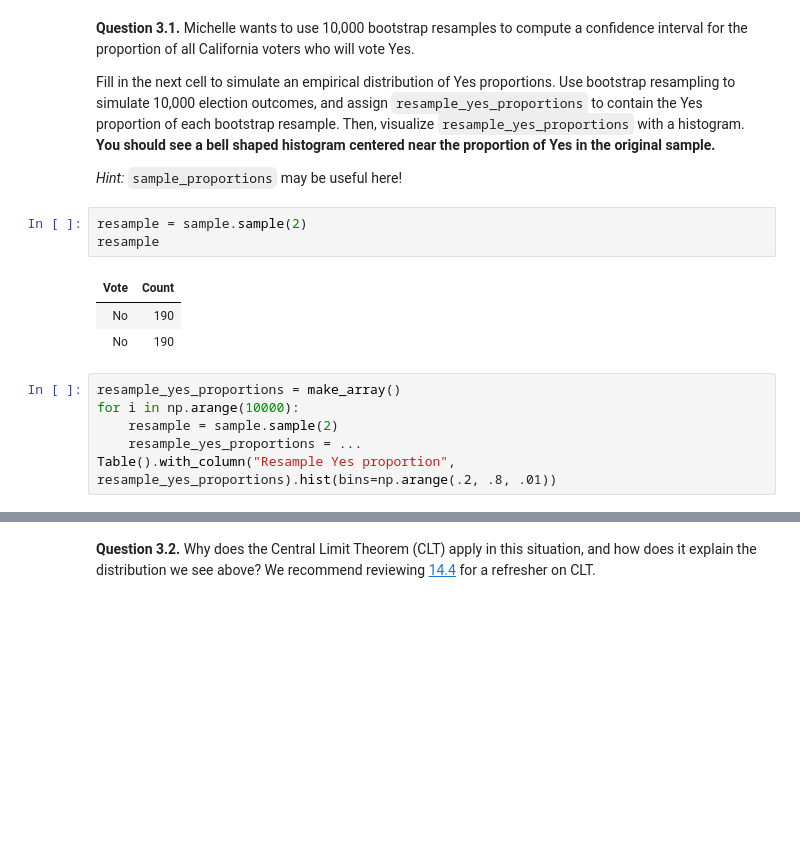
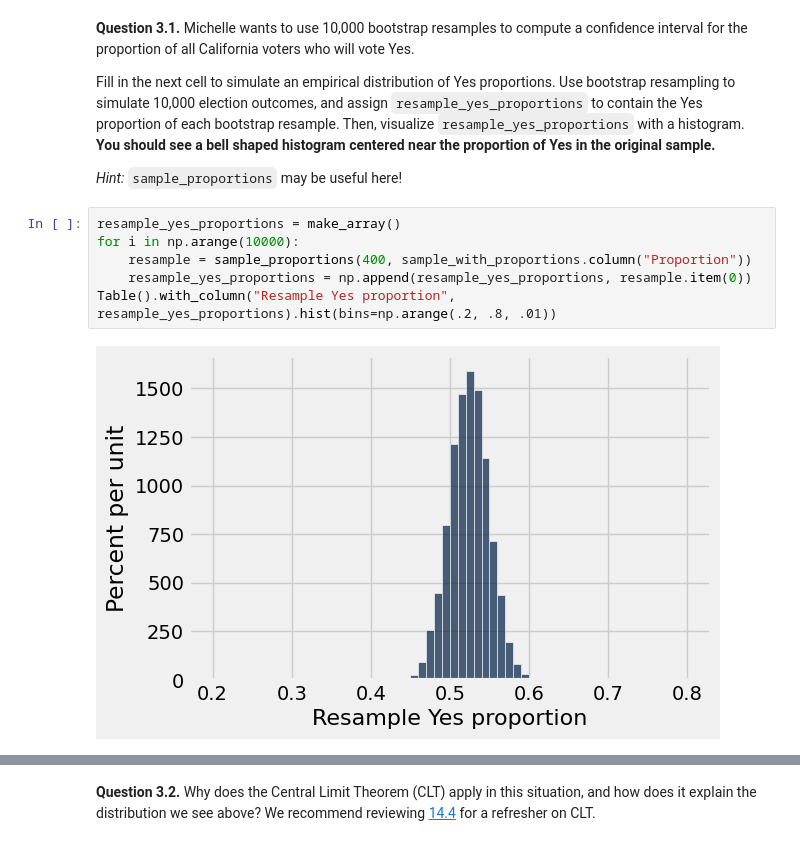
Before and after one commit to bencump/Intro_DataAnalytics, a Jupyter notebook: hw09/hw09/hw09.ipynb, the cells around one changed output, grey strips where cells are left out. Cells and saved outputs as stored; diff of their text form; blank space fills up the shorter version.

```diff
--- a/hw09/hw09/hw09.ipynb
+++ b/hw09/hw09/hw09.ipynb
@@ -191,18 +191,13 @@ sample_with_proportions
 Fill in the next cell to simulate an empirical distribution of Yes proportions. Use bootstrap resampling to simulate 10,000 election outcomes, and assign `resample_yes_proportions` to contain the Yes proportion of each bootstrap resample. Then, visualize `resample_yes_proportions` with a histogram. **You should see a bell shaped histogram centered near the proportion of Yes in the original sample.**
 
 *Hint:* `sample_proportions` may be useful here!
-# %%
-resample = sample.sample(2)
-resample
-# %% [output]
-| Vote | Count |
-| No | 190 |
-| No | 190 |
 # %%
 resample_yes_proportions = make_array()
 for i in np.arange(10000):
-    resample = sample.sample(2)
-    resample_yes_proportions = ...
+    resample = sample_proportions(400, sample_with_proportions.column("Proportion"))
+    resample_yes_proportions = np.append(resample_yes_proportions, resample.item(0))
 Table().with_column("Resample Yes proportion", resample_yes_proportions).hist(bins=np.arange(.2, .8, .01))
+# %% [output]
+[figure, added]
 # %%
 grader.check("q3_1")
```
Also changed, not shown: parts of 19 cells of this notebook, 2 other files.
